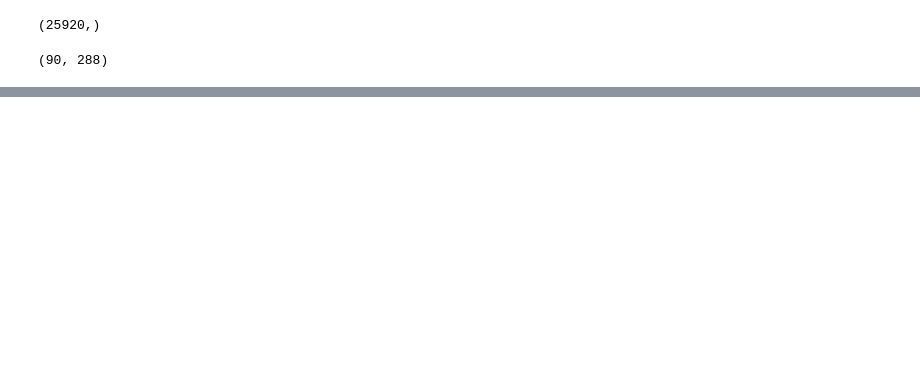
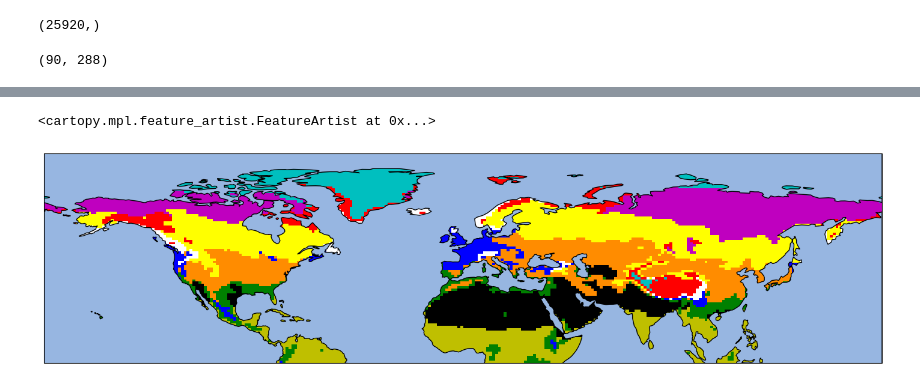
Before and after one commit to milicak/Data_Analysis_Course, a Jupyter notebook: Compute_Kmeans_clustering.ipynb, the cells around one changed output, grey strips where cells are left out. Saved outputs shown, nothing was run; the diff lists cells and outputs as text; code cells hidden in the pictures; blank space fills up the shorter version.

```diff
--- a/Compute_Kmeans_clustering.ipynb
+++ b/Compute_Kmeans_clustering.ipynb
@@ -363,0 +422,11 @@ plt.pcolormesh(ds1.lon,ds1.lat[90:],x,cmap=cmap,vmin=-0.5,vmax=10.5);plt.colorba
+# %%
+import cartopy.crs as ccrs
+import cartopy.feature as cfeature
+plt.figure(figsize=(18,15))
+ax = plt.axes(projection=ccrs.PlateCarree())
+plt.pcolormesh(ds1.lon,ds1.lat[90:],x,cmap=cmap,vmin=-0.5,vmax=10.5,
+             transform=ccrs.PlateCarree())
+ax.add_feature(cfeature.OCEAN,zorder=1,edgecolor='black')
+# %% [output]
+<cartopy.mpl.feature_artist.FeatureArtist at 0x...>
+[figure, added]
```
Also changed, not shown: parts of 10 cells of this notebook.
